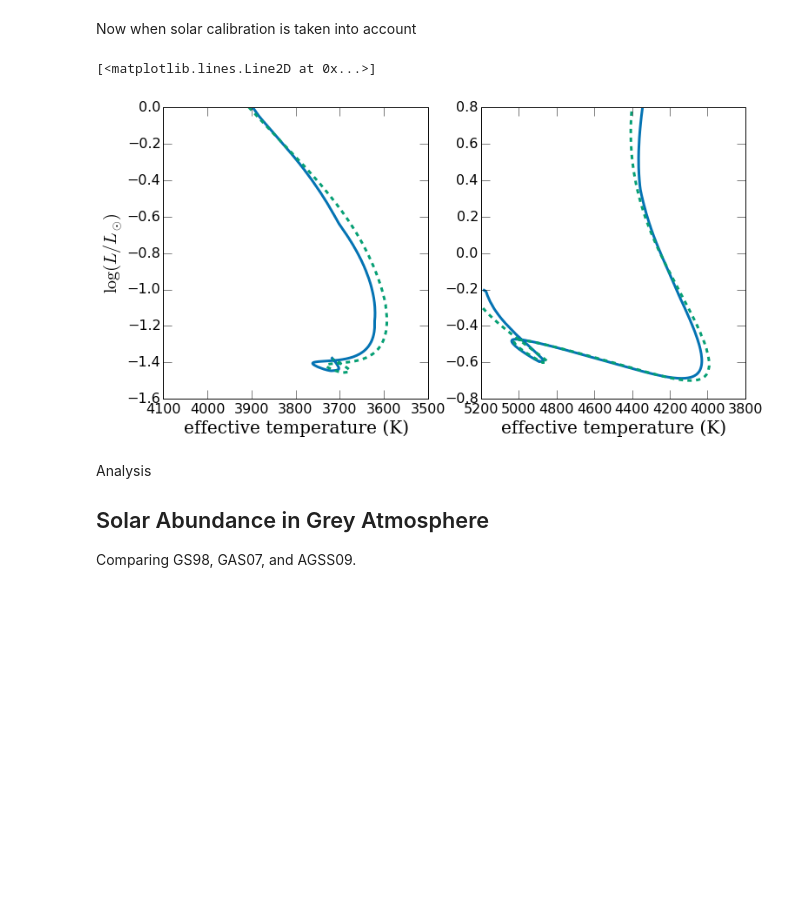
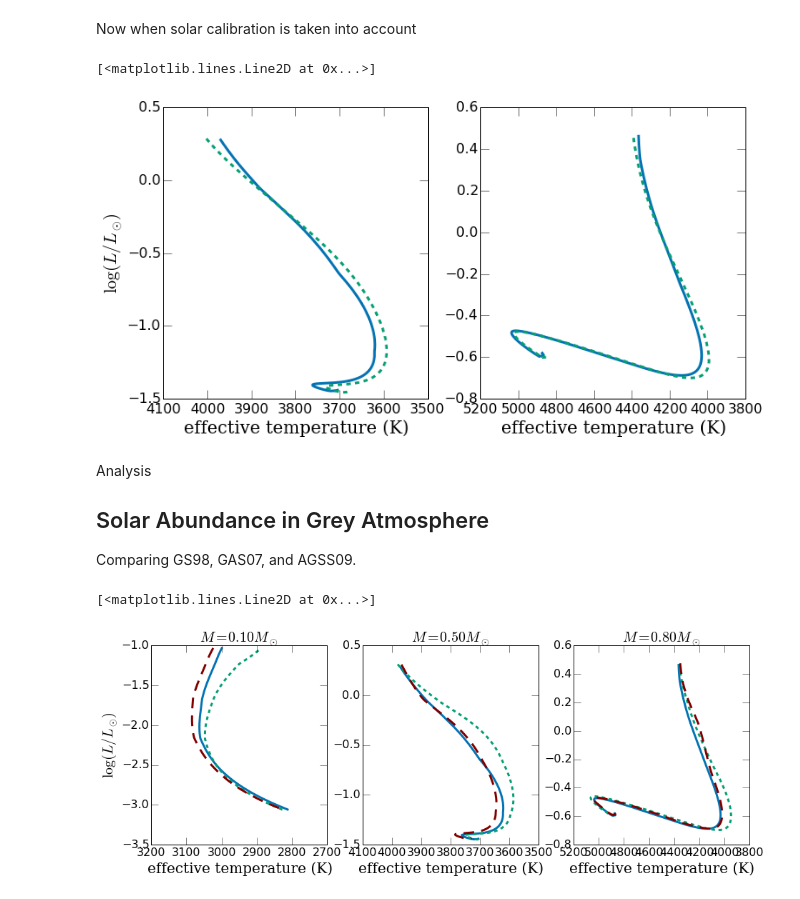
Before and after one commit to gfeiden/Notebook, a Jupyter notebook: Daily/20150811_young_model_bcs.ipynb, the cells around one changed output. Saved outputs shown, nothing was run; the diff lists cells and outputs as text; code cells hidden in the pictures; blank space fills up the shorter version.

```diff
--- a/Daily/20150811_young_model_bcs.ipynb
+++ b/Daily/20150811_young_model_bcs.ipynb
@@ -53,9 +58,7 @@ ks_0800  = np.genfromtxt('files/trk/ks/m0800_GS98_p000_p0_y28_mlt2.139.trk')
 fig, ax = plt.subplots(1, 2, figsize=(12.0, 6.0), sharey=False)
 
 ax[0].set_xlim(4100., 3500.)
-ax[0].set_ylim(-1.6,0.0)
 ax[1].set_xlim(5200., 3800.)
-ax[1].set_ylim(-0.8,0.8)
 
 ax[0].set_ylabel('$\\log(L/L_{\\odot})$', fontsize=20.)
 for axis in ax:
@@ -71,7 +74,7 @@ ax[1].plot(10**phx_0800[:,1], phx_0800[:,3], '-', lw=3, c='#0473B3')
 ax[1].plot(10**ks_0800[:,1],  ks_0800[:,3],  '-', lw=3, dashes=(5., 5.), c='#069F74')
 # %% [output]
 [<matplotlib.lines.Line2D at 0x...>]
-[figure, old version]
+[figure, new version]
 # %% [markdown]
 Analysis
 
@@ -79,12 +82,47 @@ Analysis
 
 Comparing GS98, GAS07, and AGSS09.
 # %%
-# All BCs attached at tau=10.
-gs98_0500  = np.genfromtxt('files/trk/m0500_GS98_p000_p0_y28_mlt1.884.trk')
-gs98_0800  = np.genfromtxt('files/trk/m0800_GS98_p000_p0_y28_mlt1.884.trk')
+# All BCs attached at tau=10, trimmed to be only pre-MS to ZAMS (approx)
+gs98_0100  = loadPreMS('files/trk/m0100_GS98_p000_p0_y28_mlt1.884.trk')
+gs98_0500  = loadPreMS('files/trk/m0500_GS98_p000_p0_y28_mlt1.884.trk')
+gs98_0800  = loadPreMS('files/trk/m0800_GS98_p000_p0_y28_mlt1.884.trk')
 
-gas07_0500 = np.genfromtxt('files/trk/m0500_GAS07_p000_p0_y26_mlt2.040.trk')
-gas07_0800 = np.genfromtxt('files/trk/m0800_GAS07_p000_p0_y26_mlt2.040.trk')
+gas07_0100 = loadPreMS('files/trk/m0100_GAS07_p000_p0_y26_mlt2.040.trk')
+gas07_0500 = loadPreMS('files/trk/m0500_GAS07_p000_p0_y26_mlt2.040.trk')
+gas07_0800 = loadPreMS('files/trk/m0800_GAS07_p000_p0_y26_mlt2.040.trk')
 
-ags09_0500 = np.genfromtxt('files/trk/m0500_AGSS09_p000_p0_y27_mlt1.991.trk')
-ags09_0800 = np.genfromtxt('files/trk/m0800_AGSS09_p000_p0_y27_mlt1.991.trk')
+ags09_0100 = loadPreMS('files/trk/m0100_AGSS09_p000_p0_y27_mlt1.991.trk')
+ags09_0500 = loadPreMS('files/trk/m0500_AGSS09_p000_p0_y27_mlt1.991.trk')
+ags09_0800 = loadPreMS('files/trk/m0800_AGSS09_p000_p0_y27_mlt1.991.trk')
+# %%
+fig, ax = plt.subplots(1, 3, figsize=(15.0, 5.0), sharey=False)
+
+ax[0].set_xlim(3200., 2700.)
+ax[1].set_xlim(4100., 3500.)
+ax[2].set_xlim(5200., 3800.)
+
+ax[0].set_ylabel('$\\log(L/L_{\\odot})$', fontsize=20.)
+for axis in ax:
+    axis.set_xlabel('effective temperature (K)', fontsize=20., family='serif')
+    axis.tick_params(which='major', axis='both', length=10., labelsize=16.)
+
+# M = 0.5 Msun HRD
+ax[0].set_title('$M = 0.10 M_{\\odot}$', fontsize=20.)
+ax[0].plot(10**gs98_0100[:,1],  gs98_0100[:,3],  '-', lw=3, c='#0473B3')
+ax[0].plot(10**gas07_0100[:,1], gas07_0100[:,3], '-', lw=3, dashes=(5., 5.), c='#069F74')
+ax[0].plot(10**ags09_0100[:,1], ags09_0100[:,3], '-', lw=3, dashes=(15., 10.), c='#800000')
+
+# M = 0.5 Msun HRD
+ax[1].set_title('$M = 0.50 M_{\\odot}$', fontsize=20.)
+ax[1].plot(10**gs98_0500[:,1],  gs98_0500[:,3],  '-', lw=3, c='#0473B3')
+ax[1].plot(10**gas07_0500[:,1], gas07_0500[:,3], '-', lw=3, dashes=(5., 5.), c='#069F74')
+ax[1].plot(10**ags09_0500[:,1], ags09_0500[:,3], '-', lw=3, dashes=(15., 10.), c='#800000')
+
+# M = 0.8 Msun HRD
+ax[2].set_title('$M = 0.80 M_{\\odot}$', fontsize=20.)
+ax[2].plot(10**gs98_0800[:,1],  gs98_0800[:,3],  '-', lw=3, c='#0473B3')
+ax[2].plot(10**gas07_0800[:,1], gas07_0800[:,3], '-', lw=3, dashes=(5., 5.), c='#069F74')
+ax[2].plot(10**ags09_0800[:,1], ags09_0800[:,3], '-', lw=3, dashes=(15., 10.), c='#800000')
+# %% [output]
+[<matplotlib.lines.Line2D at 0x...>]
+[figure, added]
```
Also changed, not shown: parts of 12 cells of this notebook, 11 other files.
